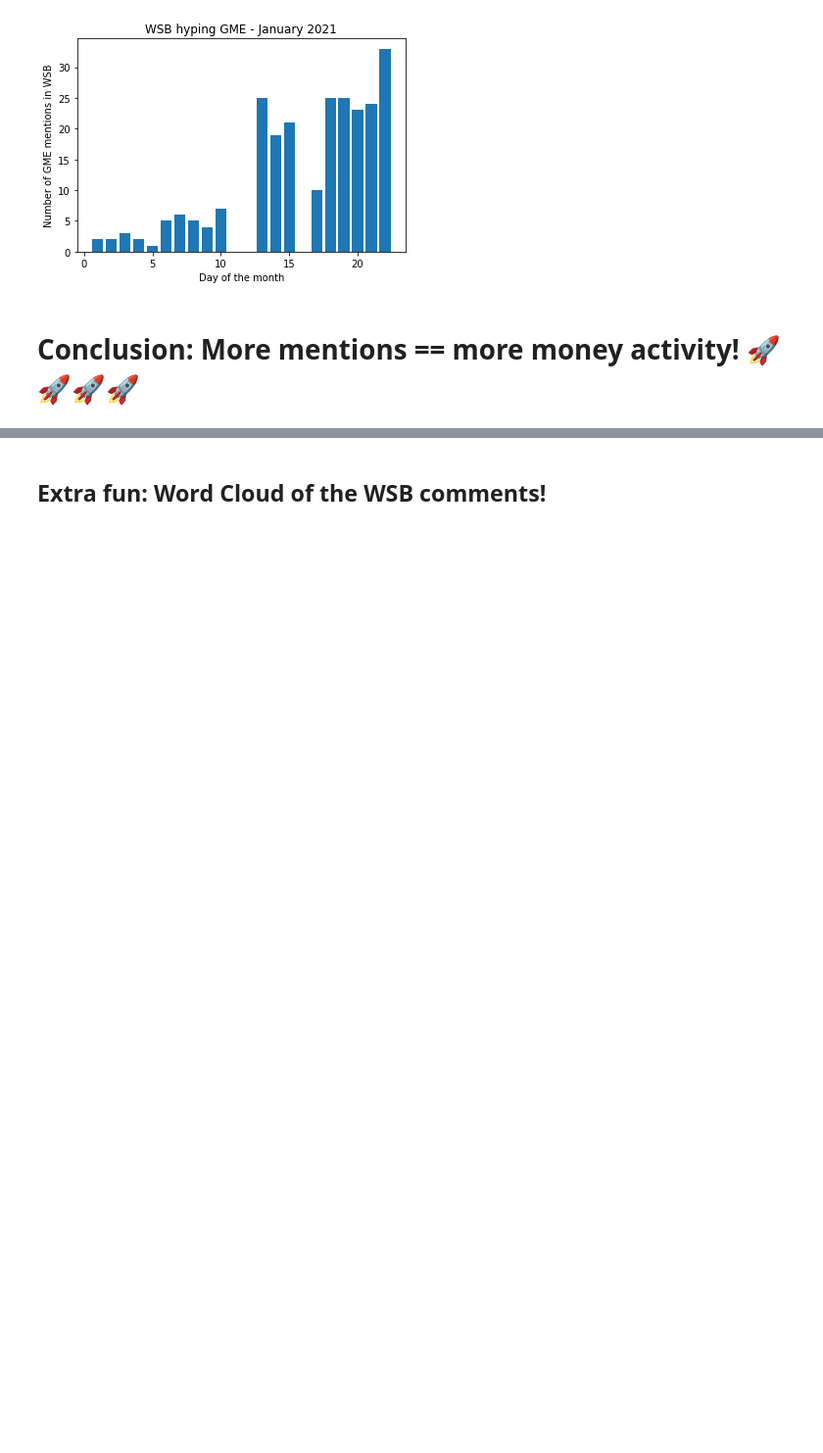
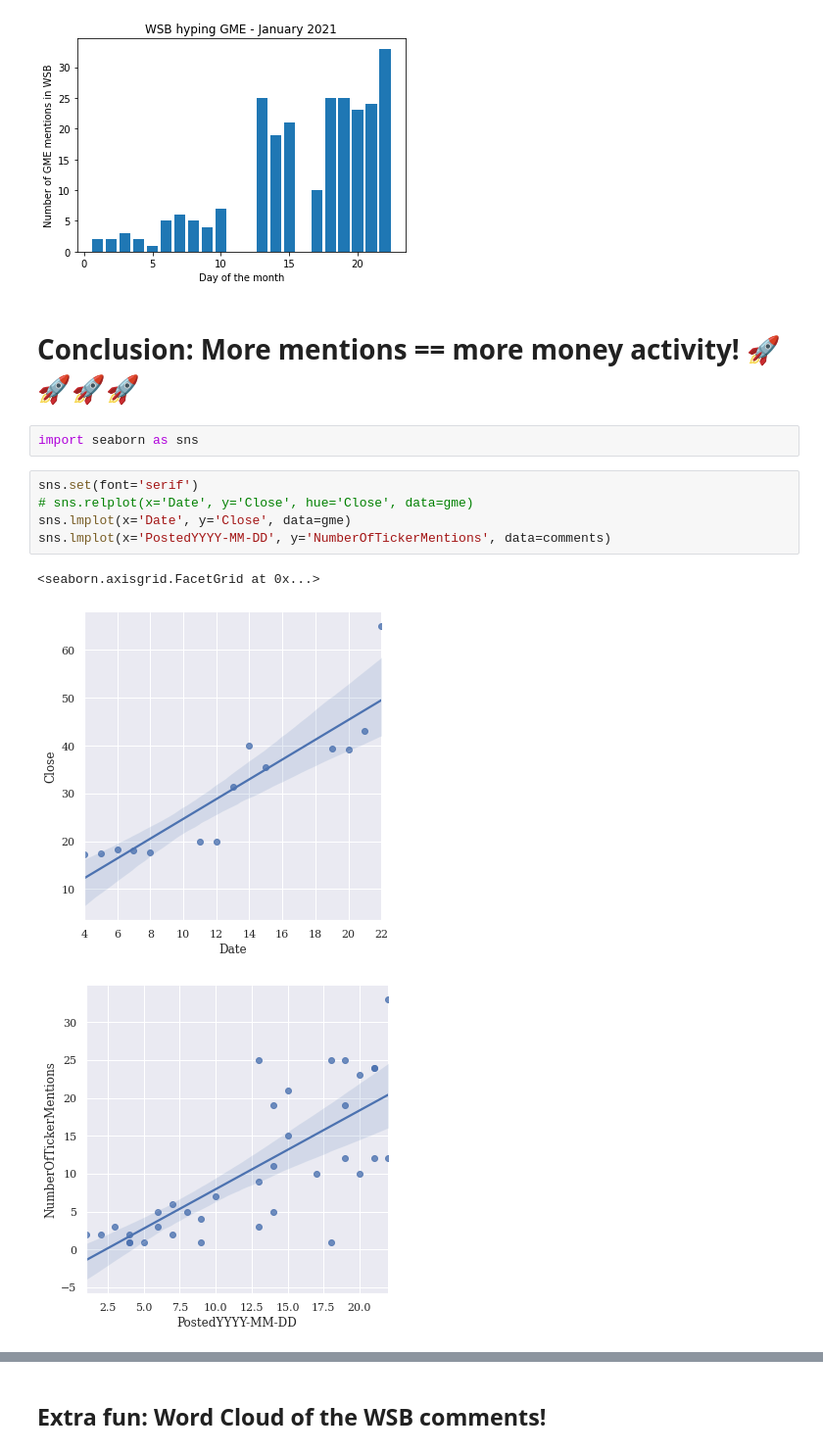
Before and after one commit to gracerosemary/data-visualization, a Jupyter notebook: WSBGME.ipynb, the cells around one changed output, grey strips where cells are left out. Shown at 98% size. Saved outputs shown, nothing was run; the diff lists cells and outputs as text; blank space fills up the shorter version.

```diff
--- a/WSBGME.ipynb
+++ b/WSBGME.ipynb
@@ -57,3 +58,14 @@ plt.show
 [figure]
 # %% [markdown]
 # Conclusion: More mentions == more money activity! 🚀🚀🚀🚀
+# %%
+import seaborn as sns
+# %%
+sns.set(font='serif')
+# sns.relplot(x='Date', y='Close', hue='Close', data=gme)
+sns.lmplot(x='Date', y='Close', data=gme)
+sns.lmplot(x='PostedYYYY-MM-DD', y='NumberOfTickerMentions', data=comments)
+# %% [output]
+<seaborn.axisgrid.FacetGrid at 0x...>
+[figure, added]
+[figure, added]
```
Also changed, not shown: parts of 5 cells of this notebook, 5 other files.
